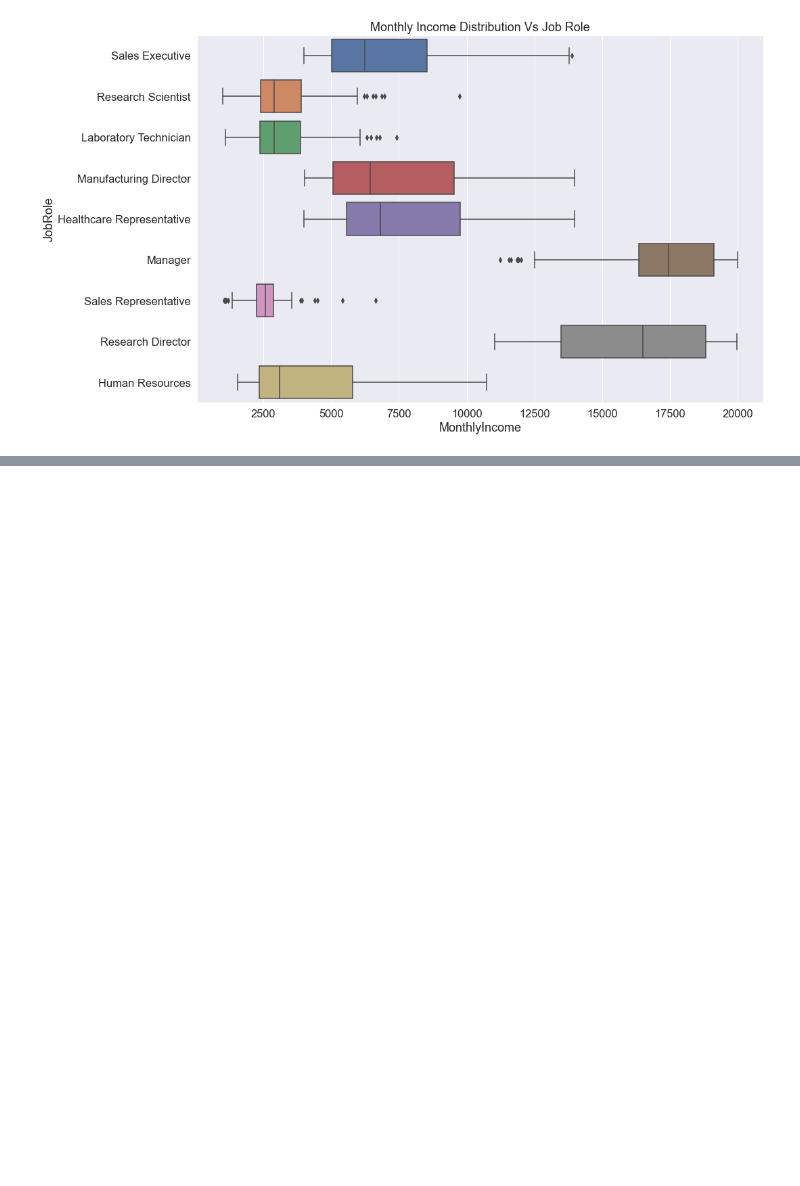
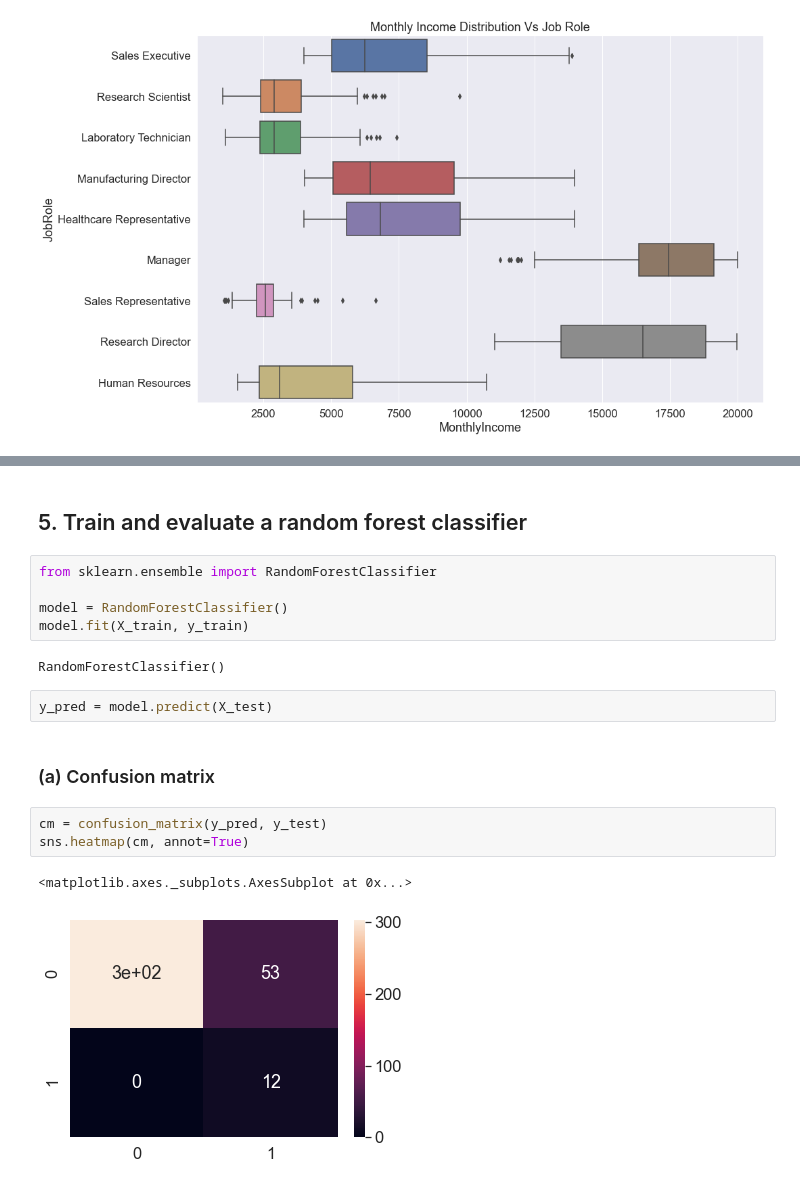
Before and after one commit to Panostam/Human_Resources_Department_Project, a Jupyter notebook: HR_Project.ipynb, the cells around one changed output, grey strips where cells are left out. Saved outputs shown, nothing was run; the diff lists cells and outputs as text; blank space fills up the shorter version.

```diff
--- a/HR_Project.ipynb
+++ b/HR_Project.ipynb
@@ -242,0 +313,19 @@ Text(0.5, 1.0, 'Monthly Income Distribution Vs Job Role')
+# %% [markdown]
+## 5. Train and evaluate a random forest classifier
+# %%
+from sklearn.ensemble import RandomForestClassifier
+
+model = RandomForestClassifier()
+model.fit(X_train, y_train)
+# %% [output]
+RandomForestClassifier()
+# %%
+y_pred = model.predict(X_test)
+# %% [markdown]
+### (a) Confusion matrix
+# %%
+cm = confusion_matrix(y_pred, y_test)
+sns.heatmap(cm, annot=True)
+# %% [output]
+<matplotlib.axes._subplots.AxesSubplot at 0x...>
+[figure, added]
```
Also changed, not shown: parts of 25 cells of this notebook.
